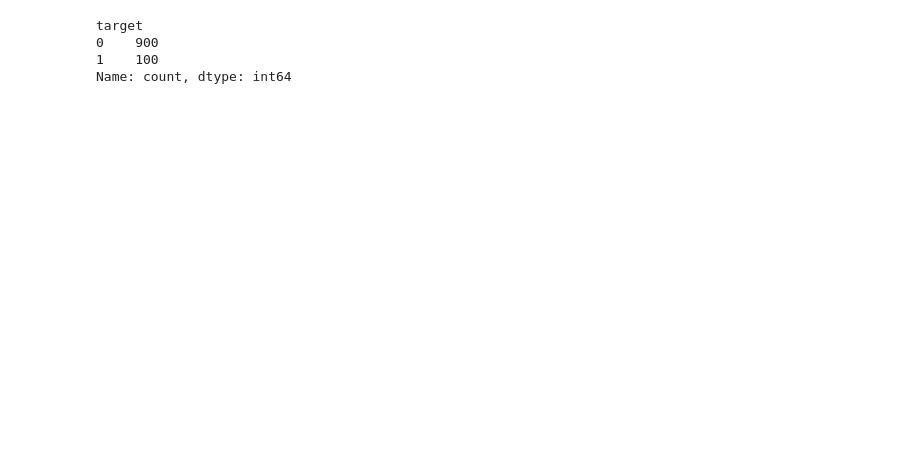
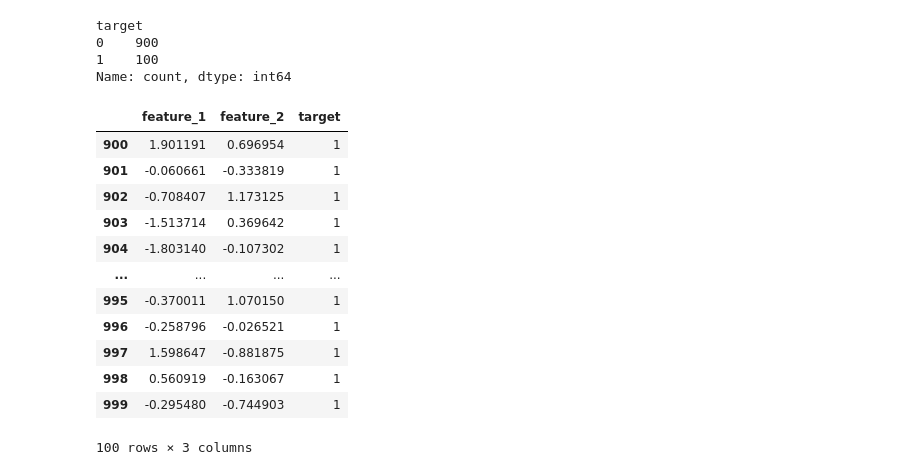
Before and after one commit to zeynepbaydemir/veri_bilimi_ve_makine_ogrenmesi, a Jupyter notebook: DataScience/15-BalancingData.ipynb, the cells around one changed output. Saved outputs shown, nothing was run; the diff lists cells and outputs as text; code cells hidden in the pictures; blank space fills up the shorter version.

```diff
--- a/DataScience/15-BalancingData.ipynb
+++ b/DataScience/15-BalancingData.ipynb
@@ -70,0 +77,18 @@ Name: count, dtype: int64
+# %%
+df_minority = df[df["target"] == 1]
+# %%
+df_minority
+# %% [output]
+|  | feature_1 | feature_2 | target |
+| 900 | 1.901191 | 0.696954 | 1 |
+| 901 | -0.060661 | -0.333819 | 1 |
+| 902 | -0.708407 | 1.173125 | 1 |
+| 903 | -1.513714 | 0.369642 | 1 |
+| 904 | -1.803140 | -0.107302 | 1 |
+| ... | ... | ... | ... |
+| 995 | -0.370011 | 1.070150 | 1 |
+| 996 | -0.258796 | -0.026521 | 1 |
+| 997 | 1.598647 | -0.881875 | 1 |
+| 998 | 0.560919 | -0.163067 | 1 |
+| 999 | -0.295480 | -0.744903 | 1 |
+100 rows × 3 columns
```
Also changed, not shown: parts of 30 cells of this notebook, 4 other files.
